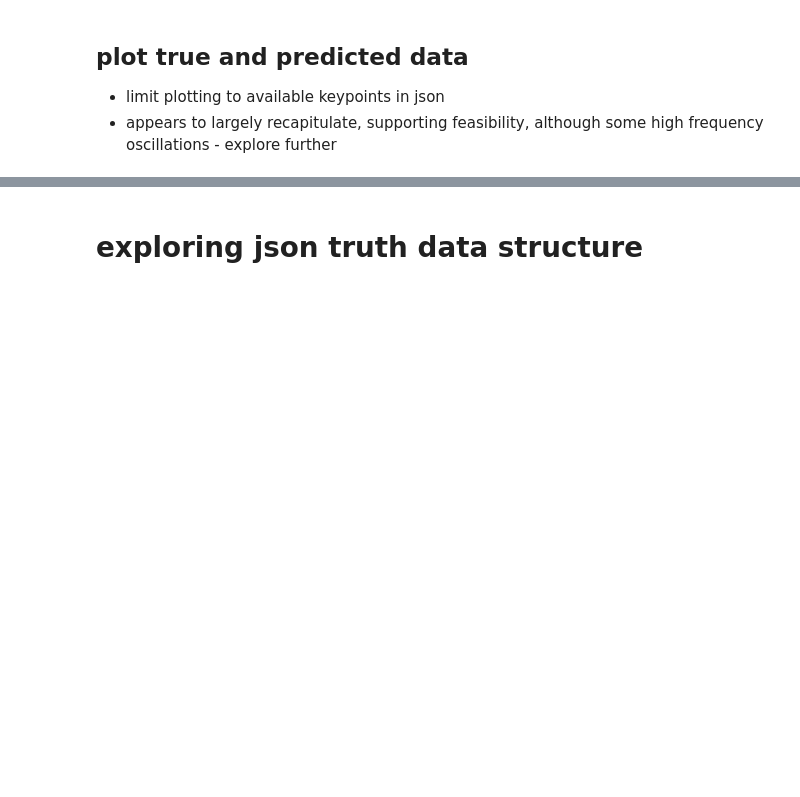
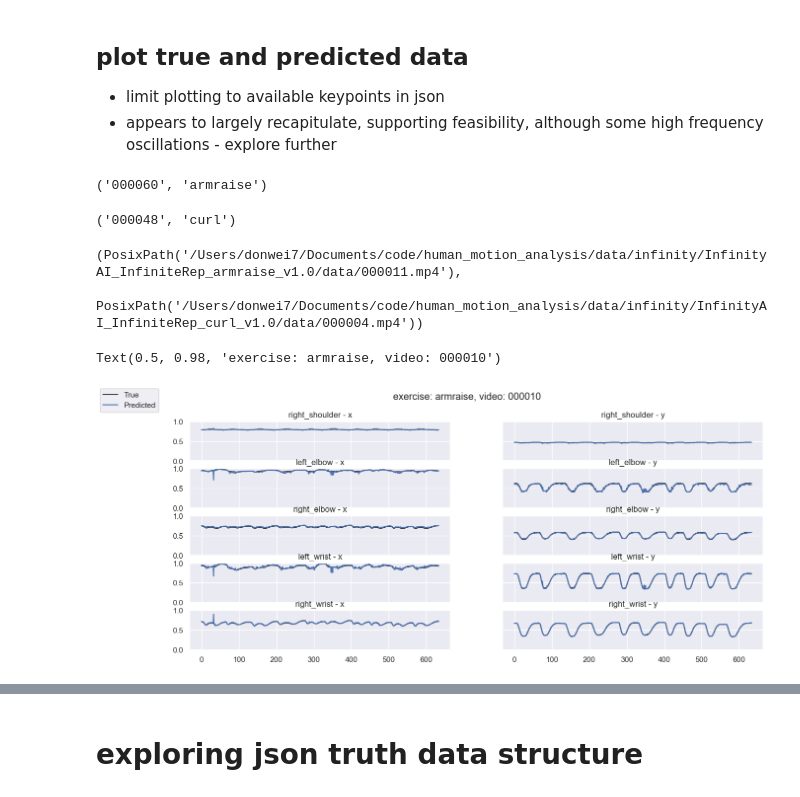
Before and after one commit to donw7/human_motion_analysis, a Jupyter notebook: notebooks/build_dataset.ipynb, the cells around one changed output, grey strips where cells are left out. Saved outputs shown, nothing was run; the diff lists cells and outputs as text; code cells hidden in the pictures; blank space fills up the shorter version.

```diff
--- a/notebooks/build_dataset.ipynb
+++ b/notebooks/build_dataset.ipynb
@@ -202,3 +225,49 @@ for video in videos_armraise:
 ## plot true and predicted data
 - limit plotting to available keypoints in json
 - appears to largely recapitulate, supporting feasibility, although some high frequency oscillations - explore further
+# %%
+videos_armraise[30].stem_name, videos_armraise[30].exercise_name
+# %% [output]
+('000060', 'armraise')
+# %%
+videos_curl[30].stem_name, videos_curl[30].exercise_name
+# %% [output]
+('000048', 'curl')
+# %%
+filtered_paths_armraise[2], filtered_paths_curl[2]
+# %% [output]
+(PosixPath('/Users/donwei7/Documents/code/human_motion_analysis/data/infinity/InfinityAI_InfiniteRep_armraise_v1.0/data/000011.mp4'),
+ PosixPath('/Users/donwei7/Documents/code/human_motion_analysis/data/infinity/InfinityAI_InfiniteRep_curl_v1.0/data/000004.mp4'))
+# %%
+# turn on interactive
+# %matplotlib widget
+%matplotlib inline
+
+video_idx = 1
+video = videos_armraise[video_idx]
+kpts_plt = list(config.kpts)[6:11]
+
+kpts_true = video.kpts_true
+kpts_pred = video.kpts_pred
+
+fig, axs = plt.subplots(len(kpts_plt), 2, figsize=(15, 6), sharey=True, sharex=True)
+
+for idx, kpt in enumerate(kpts_plt, start=6):
+    axs[idx-6, 0].plot(kpts_true[:, idx, 1], label="True", color="black", alpha=0.75)
+    axs[idx-6, 0].plot(kpts_pred[:, idx, 1], label="Predicted")
+    axs[idx-6, 0].set_title(f"{kpt} - x")
+    axs[idx-6, 1].plot(kpts_true[:, idx, 0], label="True", color="black", alpha=0.75)
+    axs[idx-6, 1].plot(kpts_pred[:, idx, 0], label="Predicted")
+    axs[idx-6, 1].set_title(f"{kpt} - y")
+
+lines, labels = axs[0, 0].get_legend_handles_labels()
+fig.legend(lines, labels, loc="upper left")
+
+axs[0, 0].set_ylim(0, 1)
+axs[0, 1].set_ylim(0, 1)
+
+plt.subplots_adjust(hspace=0.2)
+plt.suptitle(f"exercise: {video.exercise_name}, video: {video.stem_name}")
+# %% [output]
+Text(0.5, 0.98, 'exercise: armraise, video: 000010')
+[figure, added]
```
Also changed, not shown: parts of 14 cells of this notebook.
